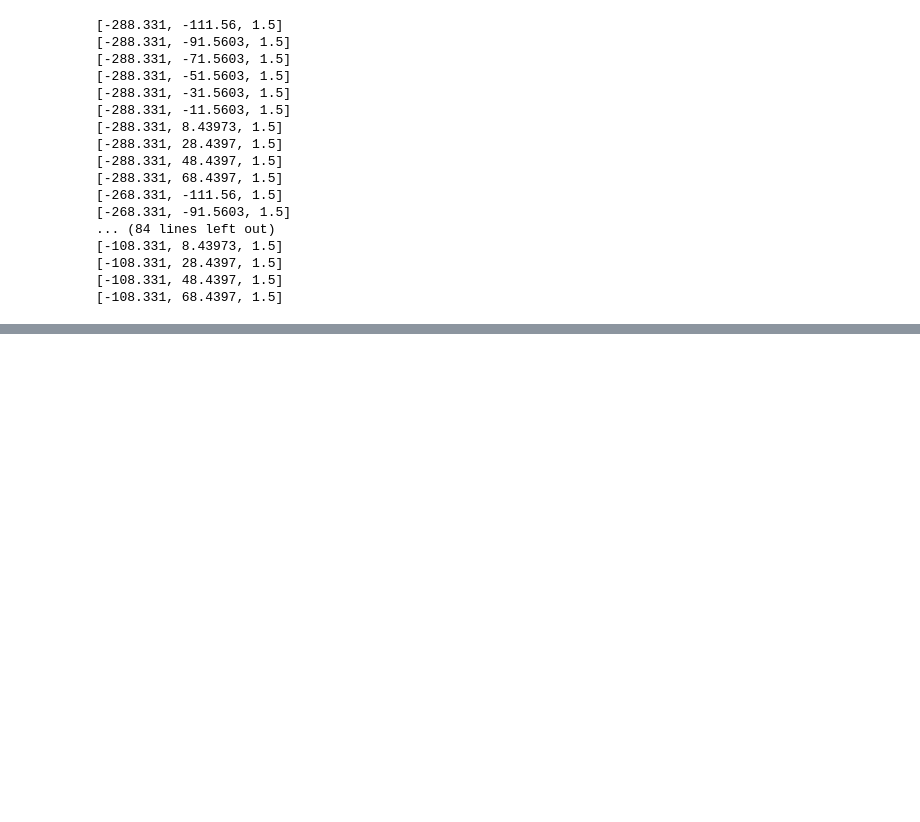
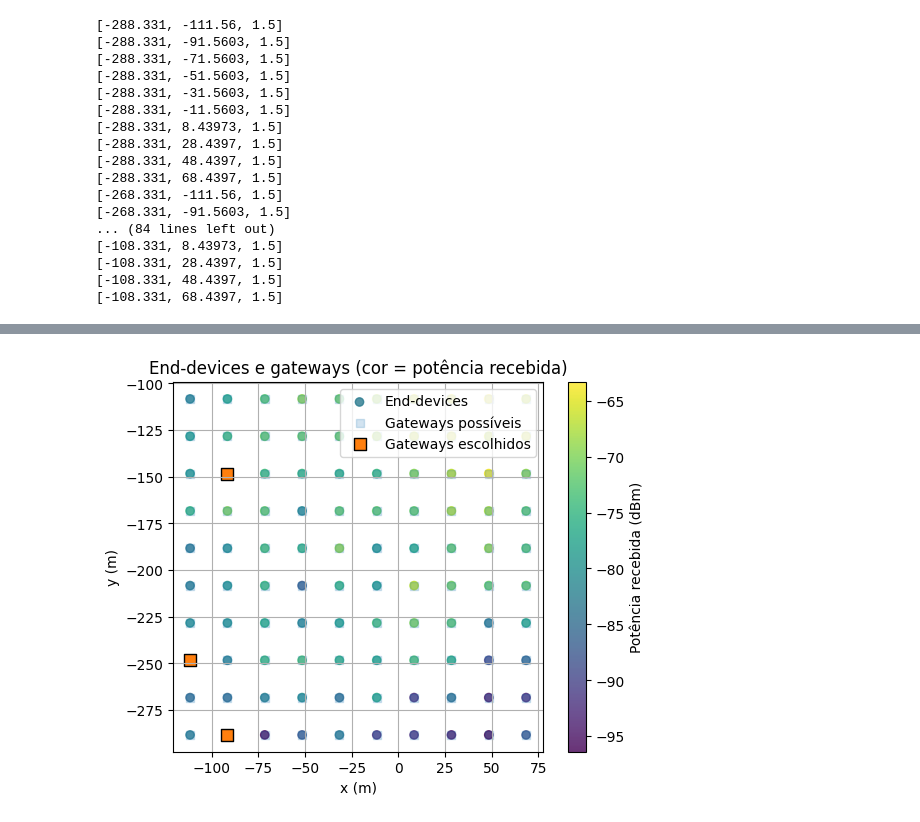
Before and after one commit to lasseufpa/rt-lorawan, a Jupyter notebook: optimization.ipynb, the cells around one changed output, grey strips where cells are left out. Saved outputs shown, nothing was run; the diff lists cells and outputs as text; code cells hidden in the pictures; blank space fills up the shorter version.

```diff
--- a/optimization.ipynb
+++ b/optimization.ipynb
@@ -378,0 +451,28 @@ array([44, 47, 64, 67, 67,  9, 83, 21, 36, 87, 70, 88, 88, 12, 58, 65, 39,
+# %%
+# Plotting with power
+
+# End-device positions
+dev_x = devices_df[0].values
+dev_y = devices_df[1].values
+
+plt.figure()
+
+# end-devices coloridos pela potência recebida
+sc = plt.scatter(dev_x, dev_y, c=received_power, alpha=0.8, label="End-devices")
+
+# gateways possíveis (cinza claro)
+plt.scatter(xs_gate, ys_gate, marker='s', alpha=0.2, label='Gateways possíveis')
+
+# gateways escolhidos (destaque)
+plt.scatter(xs_chosen, ys_chosen, marker='s', edgecolors='k', s=80, label='Gateways escolhidos')
+
+plt.xlabel("x (m)")
+plt.ylabel("y (m)")
+plt.title("End-devices e gateways (cor = potência recebida)")
+plt.colorbar(sc, label="Potência recebida (dBm)")
+plt.legend()
+plt.gca().set_aspect('equal', 'box')
+plt.grid(True)
+plt.show()
+# %% [output]
+[figure, added]
```
Also changed, not shown: parts of 20 cells of this notebook.
